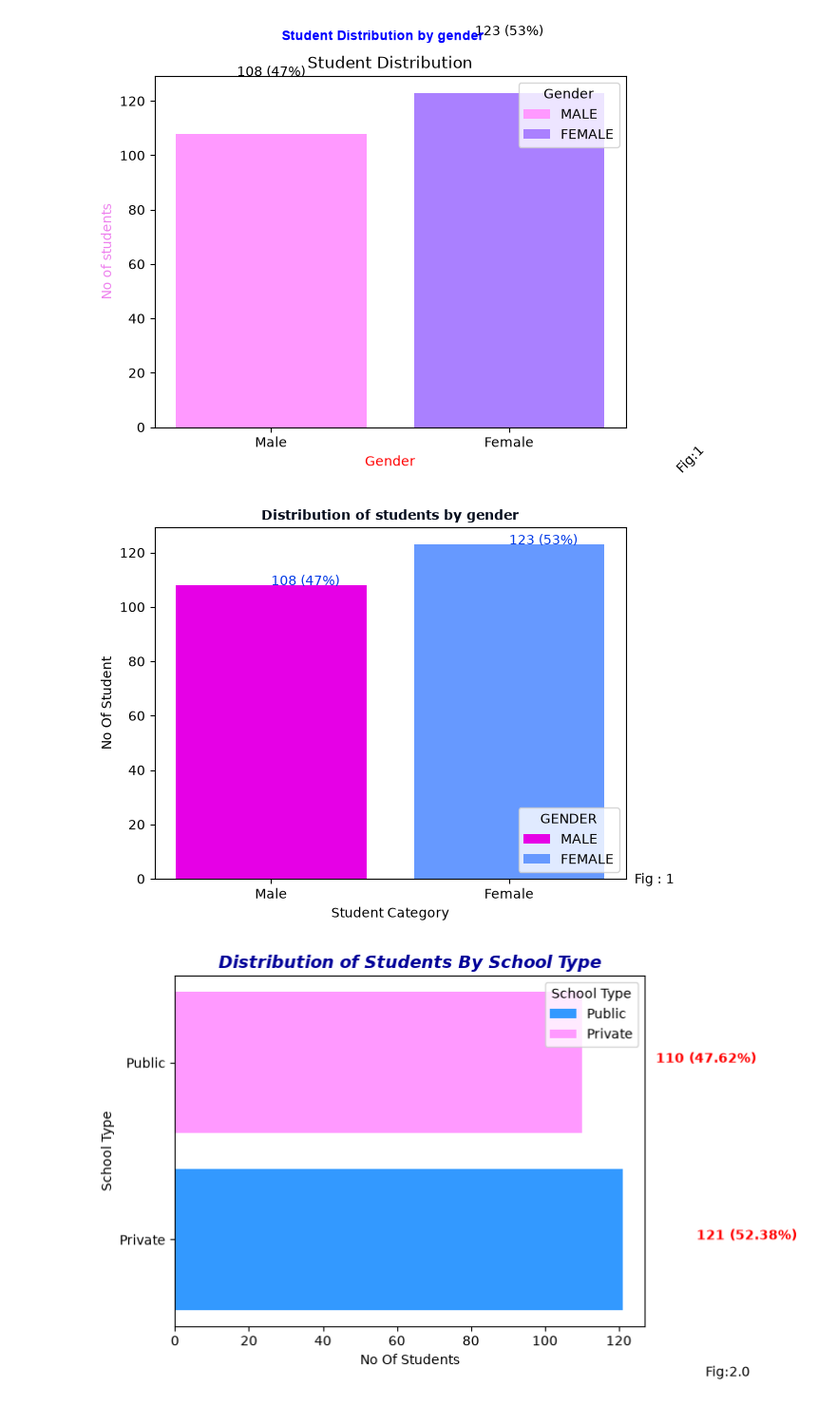
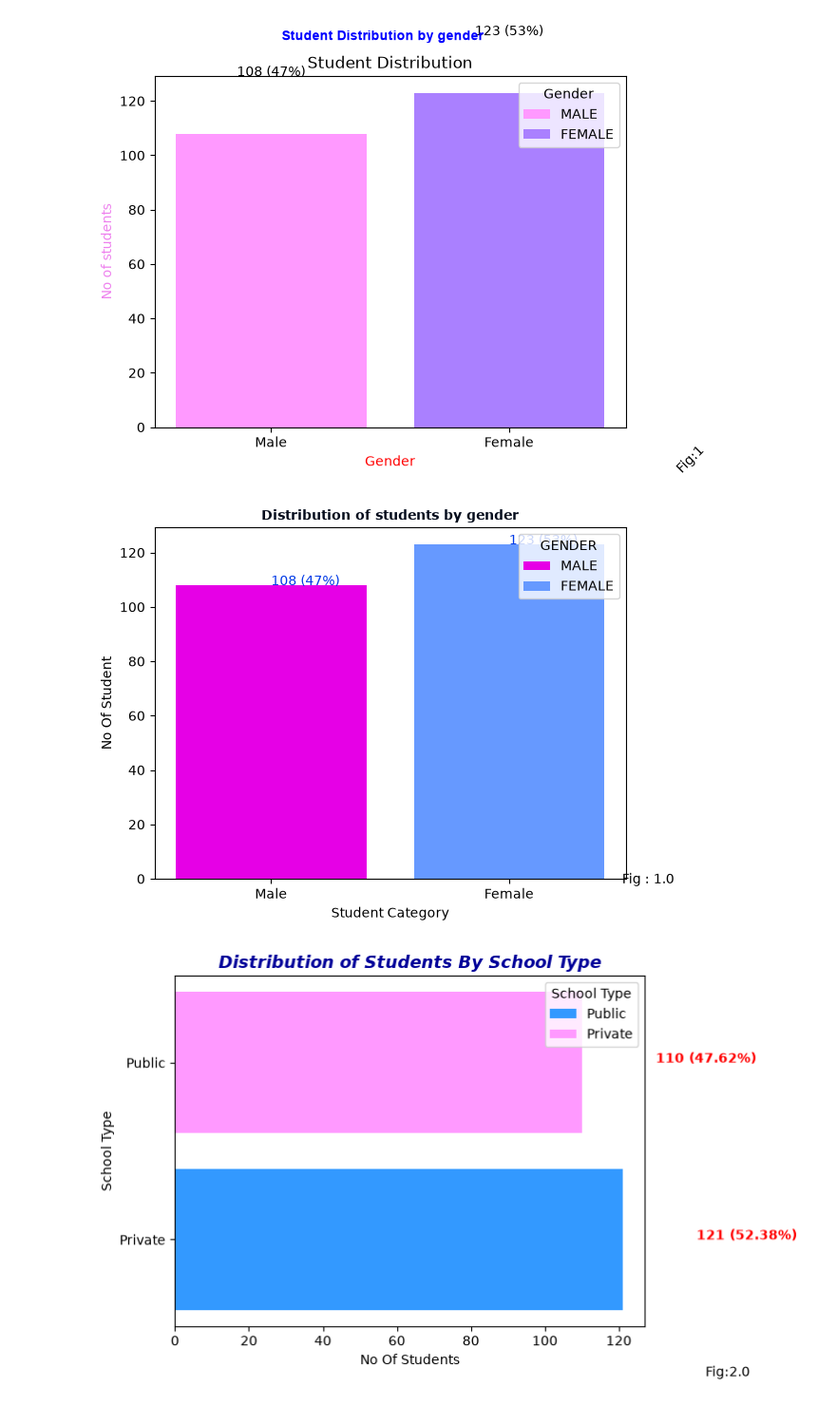
Before and after one commit to bbf18alvinne/student-performance-, a Jupyter notebook: outputs/datavisulization.ipynb, the cells around one changed output. Shown at 95% size. Cells and saved outputs as stored; diff of their text form; code cells hidden in the pictures.

```diff
--- a/outputs/datavisulization.ipynb
+++ b/outputs/datavisulization.ipynb
@@ -84,36 +84,36 @@ plt.bar(
 plt.title(
     'Distribution of students by gender',
     color="#040c1c",
     fontweight='bold',
     fontsize=10,
     fontfamily='verdana'
     )
 
 plt.ylabel('No Of Student')
 plt.xlabel('Student Category')
-plt.figtext(0.98,0.1,'Fig : 1',ha='right')
+plt.figtext(0.98,0.1,'Fig : 1.0',ha='right')
 
 colors=[
     Patch(facecolor='#e600e6',label='MALE'),
     Patch(facecolor='#6699ff', label='FEMALE')
 ]
 
 plt.legend(
     handles=colors,
     title='GENDER',
-    loc='lower right',
+    loc='upper right',
 )
 
 for i, value in enumerate(gender_count.values):
     percentage=(value/gender_count.sum())*100
     plt.text(
         i,
         value,
         f'{value} ({percentage:.0f}%)',
         color='#0039e6'
     )
 # %% [output]
-[figure, old version]
+[figure, new version]
 # %%
 school_count = df["School_Type"].value_counts()
 
```
Also changed, not shown: parts of 10 cells of this notebook, 2 other files.
